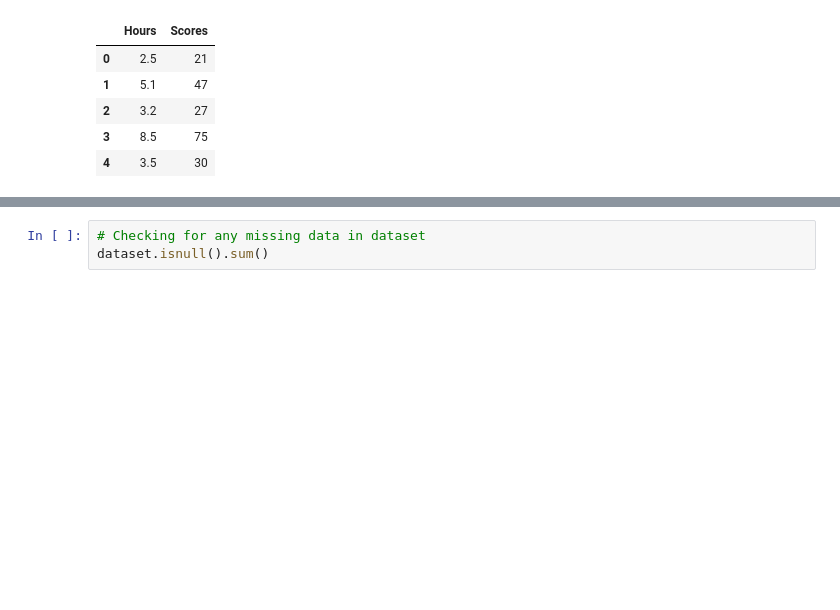
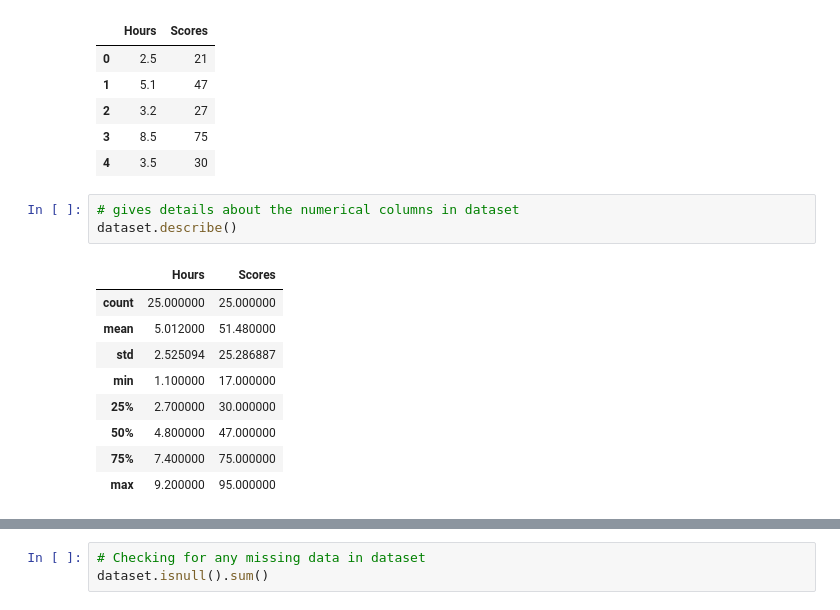
Before and after one commit to kowshik27/GRIP-Task01, a Jupyter notebook: GRIP_Task1_Prediction_using_Supervised_ML.ipynb, the cells around one changed output, grey strips where cells are left out. Cells and saved outputs as stored; diff of their text form; blank space fills up the shorter version.

```diff
--- a/GRIP_Task1_Prediction_using_Supervised_ML.ipynb
+++ b/GRIP_Task1_Prediction_using_Supervised_ML.ipynb
@@ -33,3 +34,16 @@ dataset.head()
 | 2 | 3.2 | 27 |
 | 3 | 8.5 | 75 |
 | 4 | 3.5 | 30 |
+# %%
+# gives details about the numerical columns in dataset
+dataset.describe()
+# %% [output]
+|  | Hours | Scores |
+| count | 25.000000 | 25.000000 |
+| mean | 5.012000 | 51.480000 |
+| std | 2.525094 | 25.286887 |
+| min | 1.100000 | 17.000000 |
+| 25% | 2.700000 | 30.000000 |
+| 50% | 4.800000 | 47.000000 |
+| 75% | 7.400000 | 75.000000 |
+| max | 9.200000 | 95.000000 |
```
Also changed, not shown: parts of 10 cells of this notebook.
